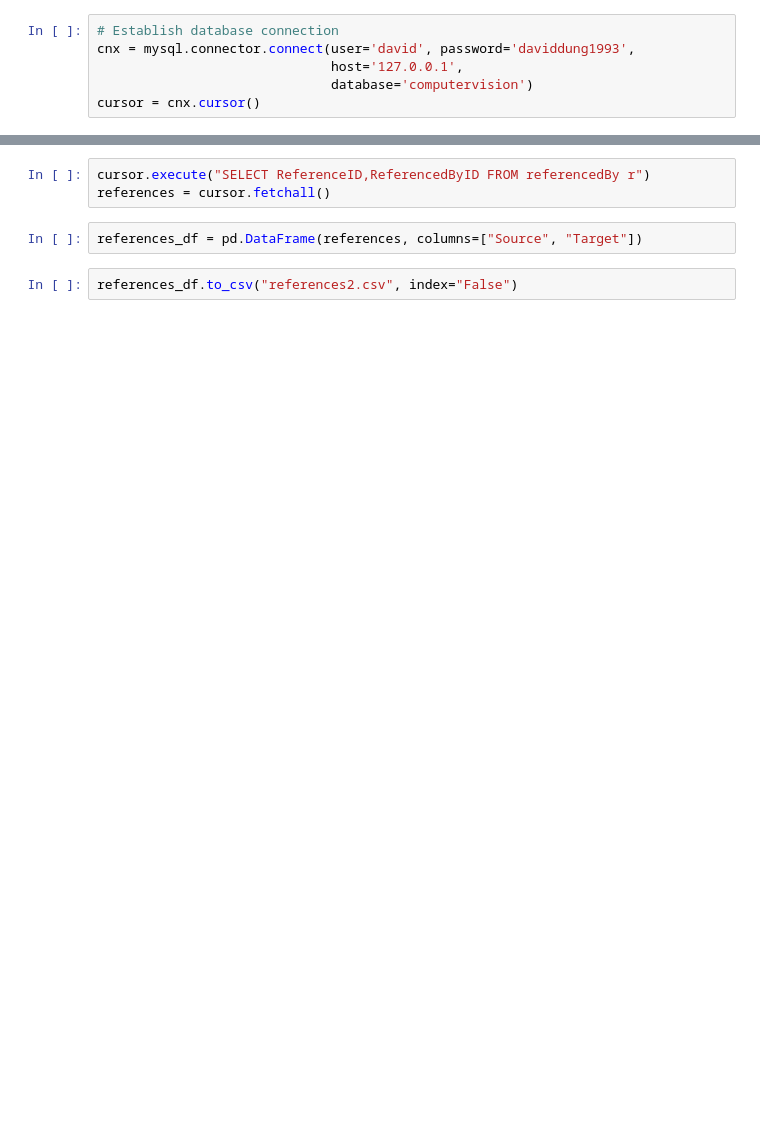
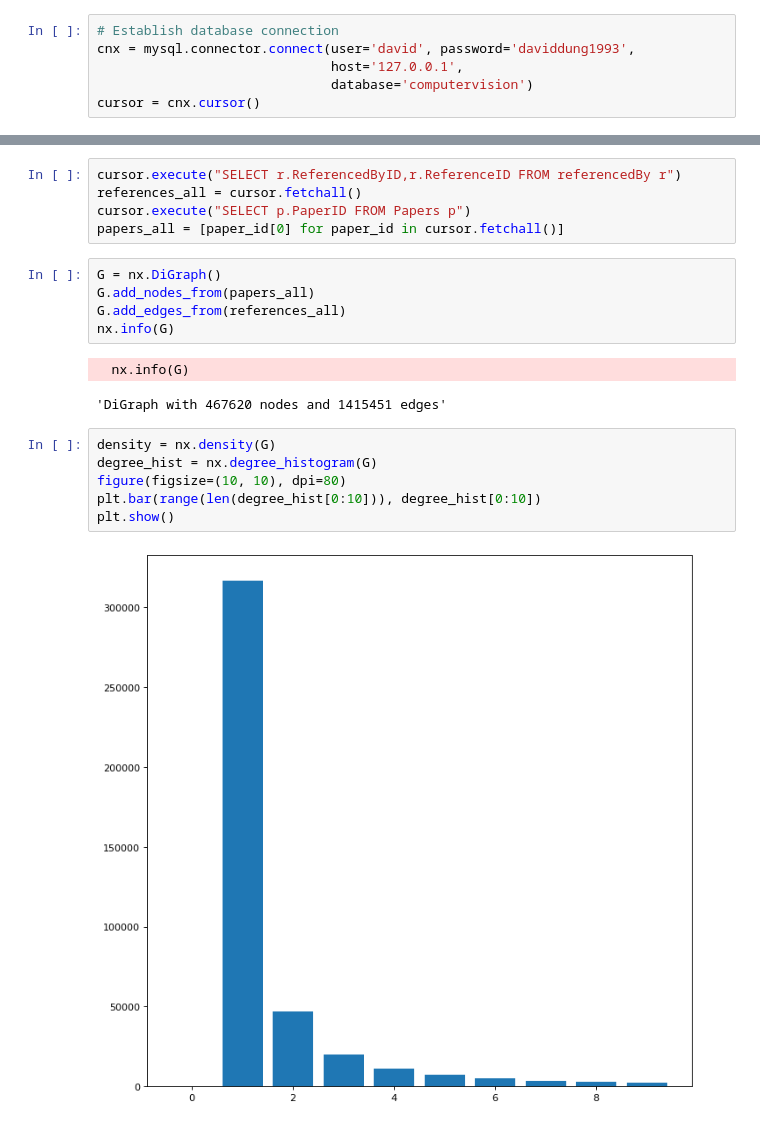
Before and after one commit to daviddung1993/Thesis-Project-How-blind-really-is-a-blind-peer-review-, a Jupyter notebook: Jupyter_notebooks/Data Analysis.ipynb, the cells around one changed output, grey strips where cells are left out. Cells and saved outputs as stored; diff of their text form; blank space fills up the shorter version.

```diff
--- a/Jupyter_notebooks/Data Analysis.ipynb
+++ b/Jupyter_notebooks/Data Analysis.ipynb
@@ -138,7 +121,21 @@ plt.show()
 # %%
-cursor.execute("SELECT ReferenceID,ReferencedByID FROM referencedBy r")
-references = cursor.fetchall()
+cursor.execute("SELECT r.ReferencedByID,r.ReferenceID FROM referencedBy r")
+references_all = cursor.fetchall()
+cursor.execute("SELECT p.PaperID FROM Papers p")
+papers_all = [paper_id[0] for paper_id in cursor.fetchall()]
-# %%
-references_df = pd.DataFrame(references, columns=["Source", "Target"])
-# %%
-references_df.to_csv("references2.csv", index="False")
+# %%
+G = nx.DiGraph()
+G.add_nodes_from(papers_all)
+G.add_edges_from(references_all)
+nx.info(G)
+# %% [output]
+  nx.info(G)
+'DiGraph with 467620 nodes and 1415451 edges'
+# %%
+density = nx.density(G)
+degree_hist = nx.degree_histogram(G)
+figure(figsize=(10, 10), dpi=80)
+plt.bar(range(len(degree_hist[0:10])), degree_hist[0:10])
+plt.show()
+# %% [output]
+[figure, added]
```
Also changed, not shown: parts of 27 cells of this notebook, 11 other files.
